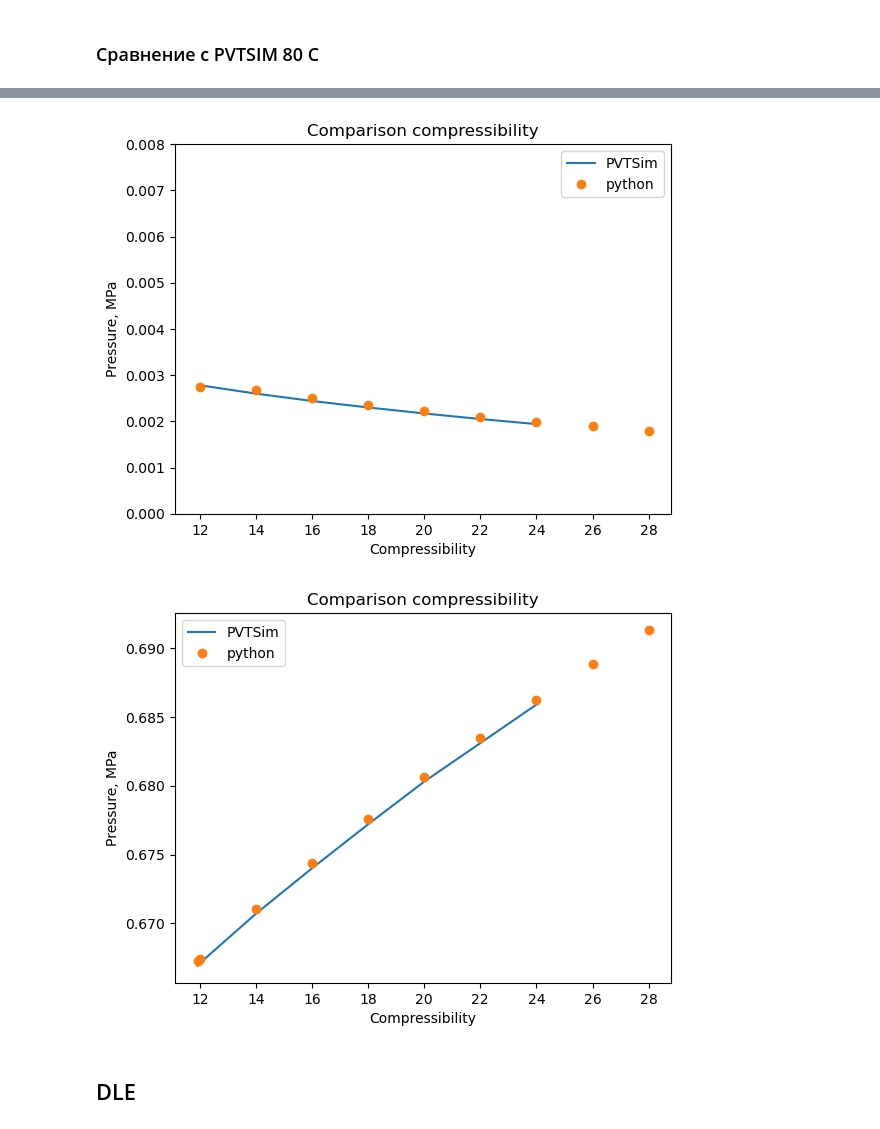
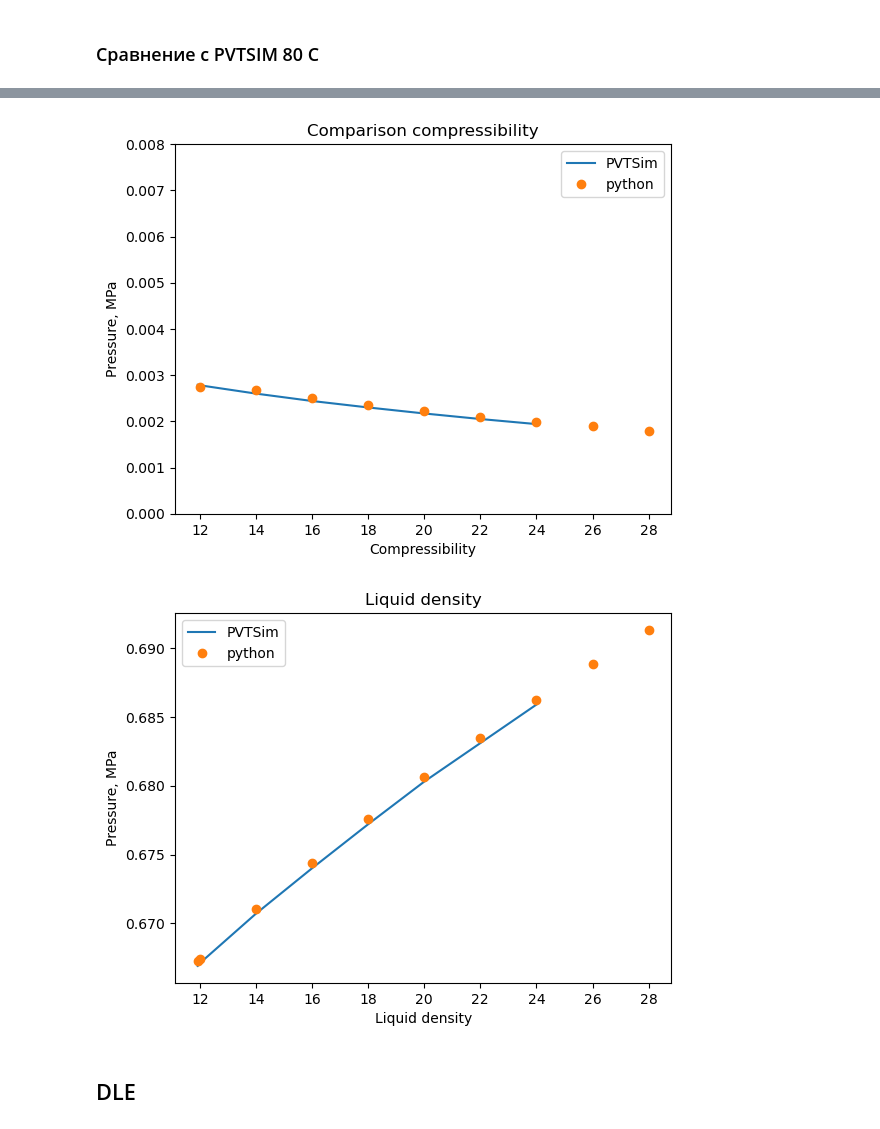
Before and after one commit to SidorenkoDD/BlackBoxFluid, a Jupyter notebook: code/notebook.ipynb, the cells around one changed output, grey strips where cells are left out. Cells and saved outputs as stored; diff of their text form; code cells hidden in the pictures.

```diff
--- a/code/notebook.ipynb
+++ b/code/notebook.ipynb
@@ -1564,33 +1666,33 @@ pvtsim_dens_arr = [
 # %%
 plt.plot(pvtsim_rel_vol_press_arr, pvtsim_rel_vol_arr, label = 'PVTSim', marker = '')
 plt.plot(model_pr_no_shift.experiments.CCE.dataframe['Pressure'], model_pr_no_shift.experiments.CCE.dataframe['V/Vsat'], label = 'python', marker = 'o', linestyle = '')
 plt.xlim((10, 28))
 plt.legend()
 plt.xlabel('V/Vsat')
 plt.ylabel('Pressure, MPa')
 plt.title('Comparison V/Vsat')
 plt.show()
 
 plt.plot(pvtsim_press_arr, pvtsim_comp_arr, label = 'PVTSim', marker = '')
 plt.plot(model_pr_no_shift.experiments.CCE.dataframe['Pressure'], model_pr_no_shift.experiments.CCE.dataframe['Compressibility'], label = 'python', marker = 'o', linestyle = '')
 plt.ylim((0, 0.008))
 plt.legend()
 plt.xlabel('Compressibility')
 plt.ylabel('Pressure, MPa')
 plt.title('Comparison compressibility')
 plt.show()
 
 plt.plot(pvtsim_press_arr, pvtsim_dens_arr, label = 'PVTSim', marker = '')
 plt.plot(model_pr_no_shift.experiments.CCE.dataframe['Pressure'], model_pr_no_shift.experiments.CCE.dataframe['Liquid density'], label = 'python', marker = 'o', linestyle = '')
 plt.legend()
-plt.xlabel('Compressibility')
+plt.xlabel('Liquid density')
 plt.ylabel('Pressure, MPa')
-plt.title('Comparison compressibility')
+plt.title('Liquid density')
 plt.show()
 # %% [output]
 [figure]
 [figure]
-[figure, old version]
+[figure, new version]
 # %% [markdown]
 ## DLE
 # %%
```
Also changed, not shown: parts of 8 cells of this notebook.
